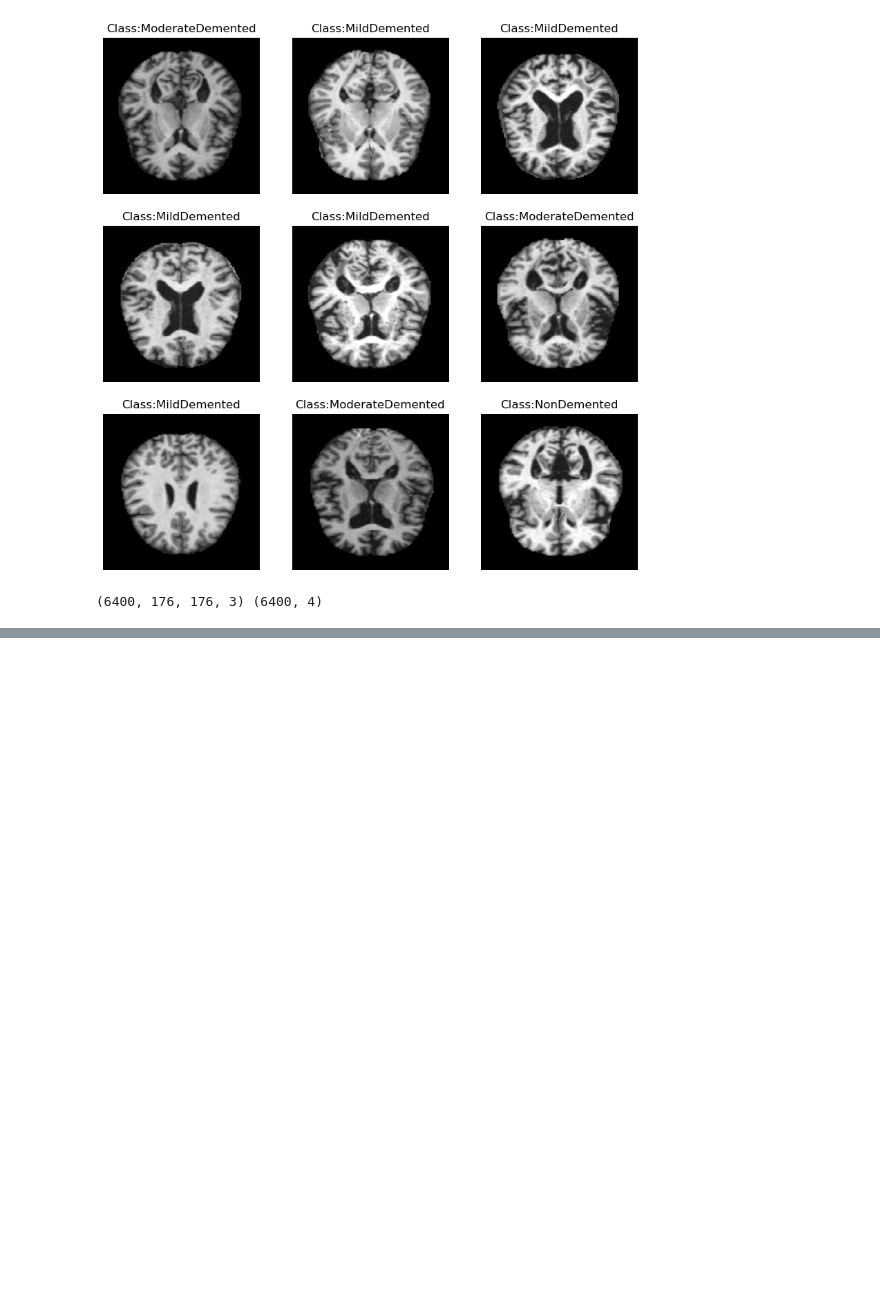
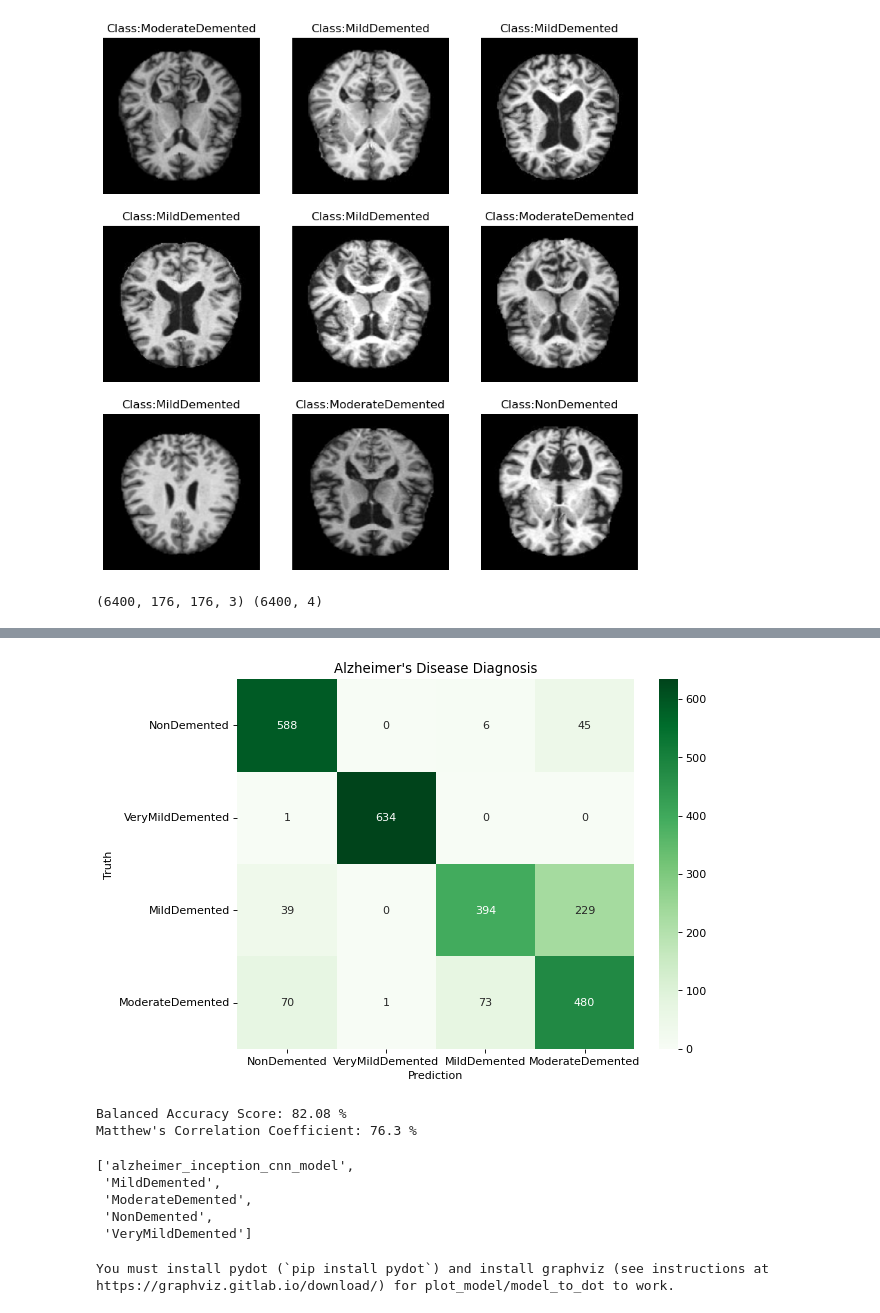
Before and after one commit to sathiya06/Early-Detection-Of-Alzheimer-s-Disease, a Jupyter notebook: alzi.ipynb, the cells around one changed output, grey strips where cells are left out. Cells and saved outputs as stored; diff of their text form; code cells hidden in the pictures; blank space fills up the shorter version.

```diff
--- a/alzi.ipynb
+++ b/alzi.ipynb
@@ -104,0 +259,4 @@ print(train_data.shape, train_labels.shape)
+# %%
+#Predicting the test data
+
+pred_labels = custom_inception_model.predict(test_data)
@@ -104,0 +292,46 @@ print(train_data.shape, train_labels.shape)
+# %%
+#Plot the confusion matrix to understand the classification in detail
+
+pred_ls = np.argmax(pred_labels, axis=1)
+test_ls = np.argmax(test_labels, axis=1)
+
+conf_arr = confusion_matrix(test_ls, pred_ls)
+
+plt.figure(figsize=(8, 6), dpi=80, facecolor='w', edgecolor='k')
+
+ax = sns.heatmap(conf_arr, cmap='Greens', annot=True, fmt='d', xticklabels= CLASSES,
+                yticklabels=CLASSES)
+
+plt.title('Alzheimer\'s Disease Diagnosis')
+plt.xlabel('Prediction')
+plt.ylabel('Truth')
+plt.show(ax)
+# %% [output]
+[figure, added]
+# %%
+#Printing some other classification metrics
+
+print("Balanced Accuracy Score: {} %".format(round(BAS(test_ls, pred_ls) * 100, 2)))
+print("Matthew's Correlation Coefficient: {} %".format(round(MCC(test_ls, pred_ls) * 100, 2)))
+# %% [output]
+Balanced Accuracy Score: 82.08 %
+Matthew's Correlation Coefficient: 76.3 %
+# %%
+#Saving the model for future use
+
+custom_inception_model_dir = work_dir + "alzheimer_inception_cnn_model"
+custom_inception_model.save(custom_inception_model_dir, save_format='h5')
+os.listdir(work_dir)
+# %% [output]
+['alzheimer_inception_cnn_model',
+ 'MildDemented',
+ 'ModerateDemented',
+ 'NonDemented',
+ 'VeryMildDemented']
+# %%
+pretrained_model = tf.keras.models.load_model(custom_inception_model_dir)
+
+#Check its architecture
+plot_model(pretrained_model, to_file=work_dir + "model_plot.png", show_shapes=True, show_layer_names=True)
+# %% [output]
+You must install pydot (`pip install pydot`) and install graphviz (see instructions at https://graphviz.gitlab.io/download/) for plot_model/model_to_dot to work.
```
Also changed, not shown: parts of 13 cells of this notebook.
